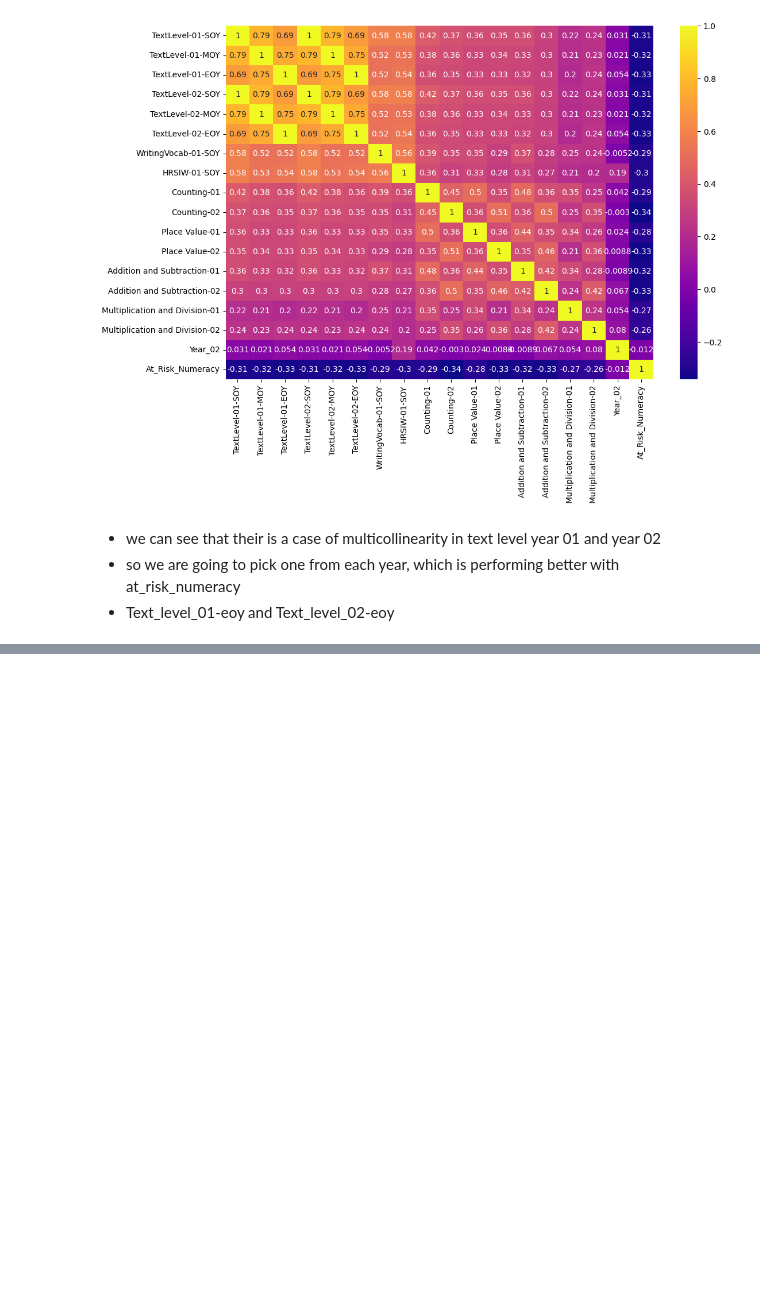
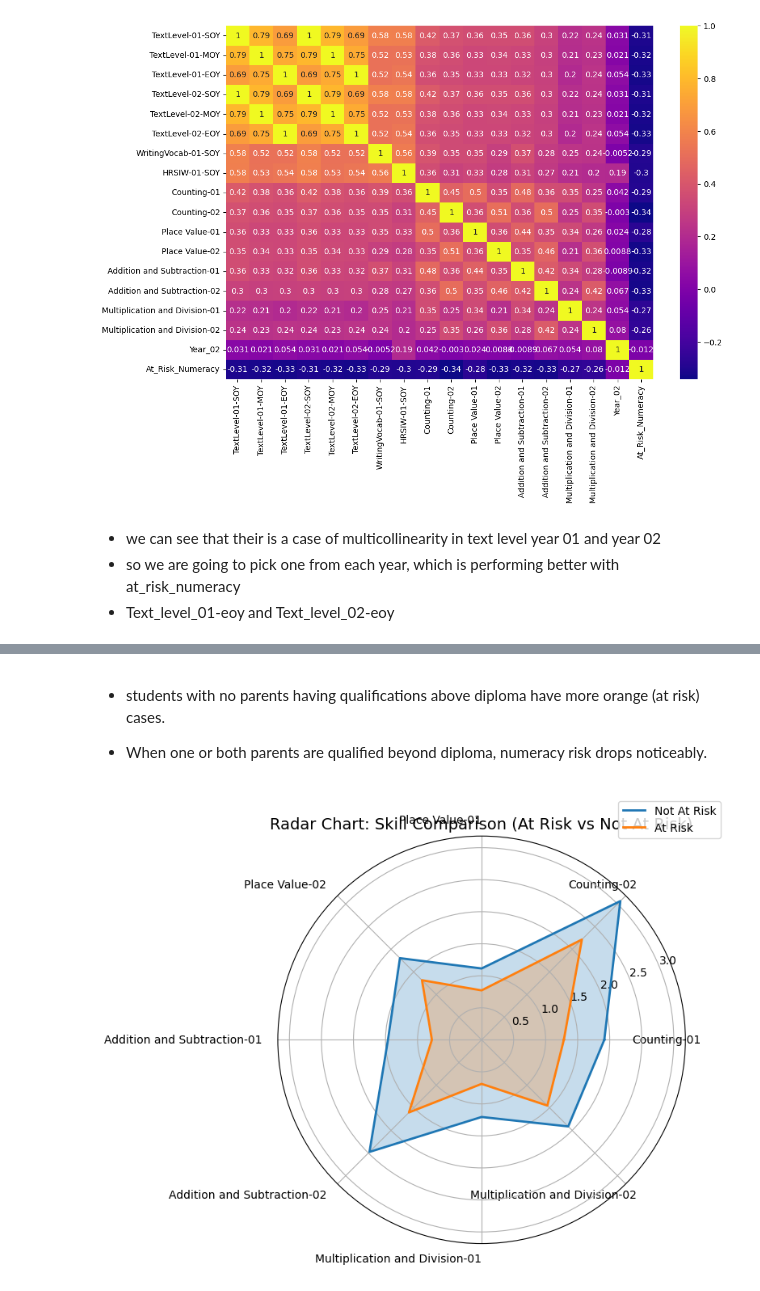
Before and after one commit to anshumbanga/Projects, a Jupyter notebook: LA4_SCHOOL/LA4_Schools_Exploratory_Data_Analysis_and_feature_selection.ipynb, the cells around one changed output, grey strips where cells are left out. Saved outputs shown, nothing was run; the diff lists cells and outputs as text; code cells hidden in the pictures; blank space fills up the shorter version.

```diff
--- a/LA4_SCHOOL/LA4_Schools_Exploratory_Data_Analysis_and_feature_selection.ipynb
+++ b/LA4_SCHOOL/LA4_Schools_Exploratory_Data_Analysis_and_feature_selection.ipynb
@@ -725,0 +804,52 @@ plt.show()
+# %% [markdown]
+- students with no parents having qualifications above diploma have more orange (at risk) cases.
+
+- When one or both parents are qualified beyond diploma, numeracy risk drops noticeably.
+# %%
+df.columns
+features = [
+    'Counting-01', 'Counting-02',
+    'Place Value-01', 'Place Value-02',
+    'Addition and Subtraction-01', 'Addition and Subtraction-02',
+    'Multiplication and Division-01', 'Multiplication and Division-02'
+]
+
+grouped = df.groupby('At_Risk_Numeracy')[features].mean()
+
+## CODED FROM AI
+
+# Labels for axes
+labels = features
+num_vars = len(labels)
+
+# Angles for each axis
+angles = np.linspace(0, 2 * np.pi, num_vars, endpoint=False).tolist()
+angles += angles[:1]  # close the loop
+
+# Data for radar chart
+risk = grouped.loc[True].tolist()
+no_risk = grouped.loc[False].tolist()
+risk += risk[:1]       # to close the loop
+no_risk += no_risk[:1]
+
+# Plotting
+fig, ax = plt.subplots(figsize=(8, 6), subplot_kw=dict(polar=True))
+
+ax.plot(angles, no_risk, label='Not At Risk', linewidth=2)
+ax.fill(angles, no_risk, alpha=0.25)
+
+ax.plot(angles, risk, label='At Risk', linewidth=2)
+ax.fill(angles, risk, alpha=0.25)
+
+# Labels
+ax.set_xticks(angles[:-1])
+ax.set_xticklabels(labels, rotation=30, ha='right')
+
+# Title & legend
+ax.set_title("Radar Chart: Skill Comparison (At Risk vs Not At Risk)", size=14)
+ax.legend(loc='upper right', bbox_to_anchor=(1.1, 1.1))
+
+plt.tight_layout()
+plt.show()
+# %% [output]
+[figure, added]
```
Also changed, not shown: parts of 9 cells of this notebook.
